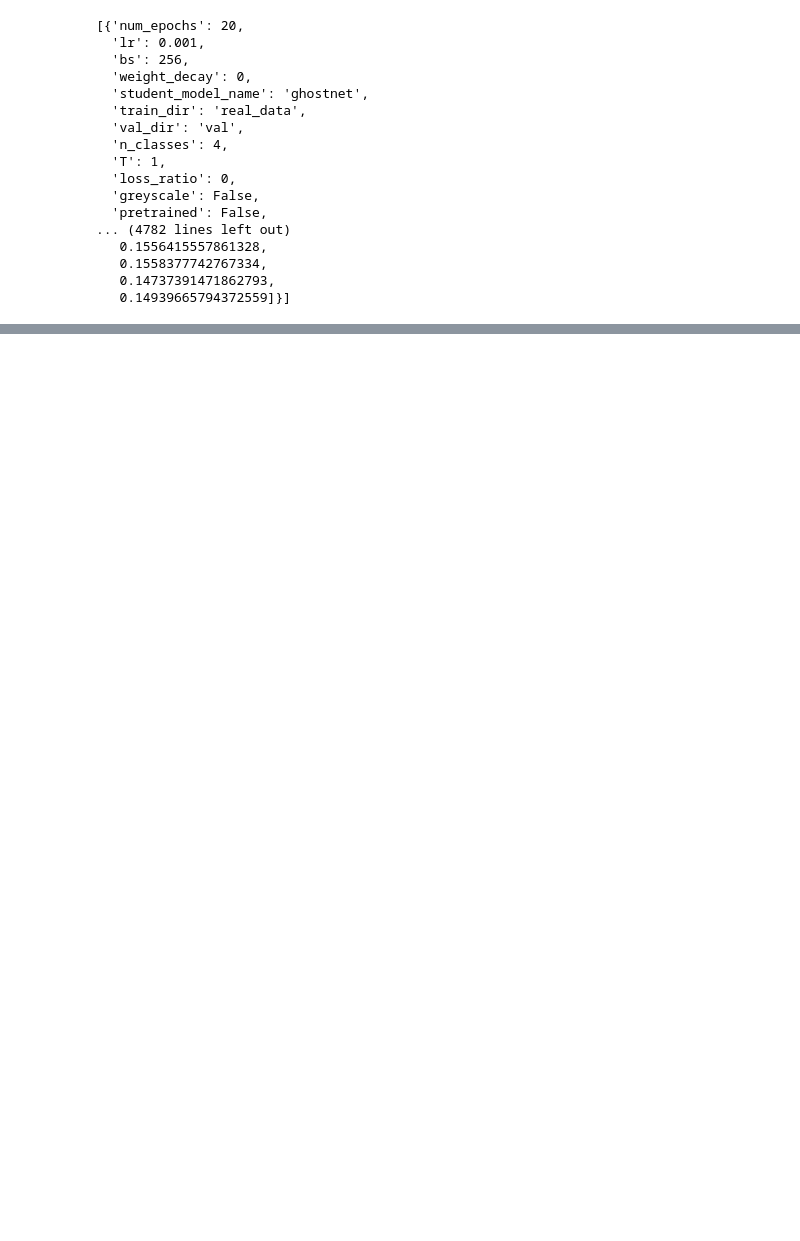
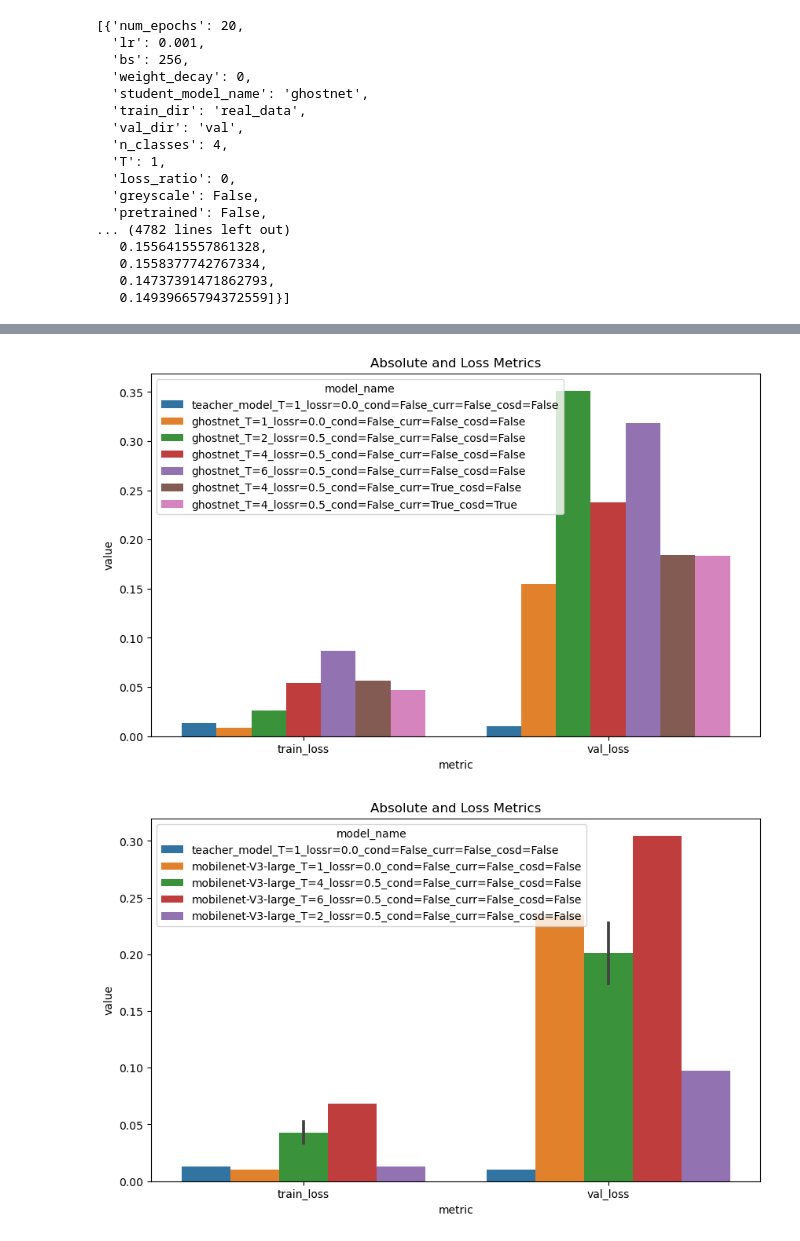
Before and after one commit to AndrisFreeman/KnowledgeDistillation_AZ, a Jupyter notebook: eval_experiments.ipynb, the cells around one changed output, grey strips where cells are left out. Saved outputs shown, nothing was run; the diff lists cells and outputs as text; code cells hidden in the pictures; blank space fills up the shorter version.

```diff
--- a/eval_experiments.ipynb
+++ b/eval_experiments.ipynb
@@ -171,0 +204,8 @@ plt.show()
+# %%
+plot_losses(df_melted_losses[df_melted_losses["student_model_name"].isin(["teacher_model", "ghostnet"])], model_group="ghostnet")
+plot_losses(df_melted_losses[df_melted_losses["student_model_name"].isin(["teacher_model", "mobilenet-V3-large"])], model_group="mobilenet-V3-large")
+plot_losses(df_melted_losses[df_melted_losses["student_model_name"].isin(["teacher_model", "mobilenet-V3-small"])], model_group="mobilenet-V3-small")
+plot_losses(df_melted_losses[df_melted_losses["student_model_name"].isin(["teacher_model", "shufflenet"])], model_group="shufflenet")
+# %% [output]
+[figure, added]
+[figure, added]
```
Also changed, not shown: parts of 18 cells of this notebook, 11 other files.
